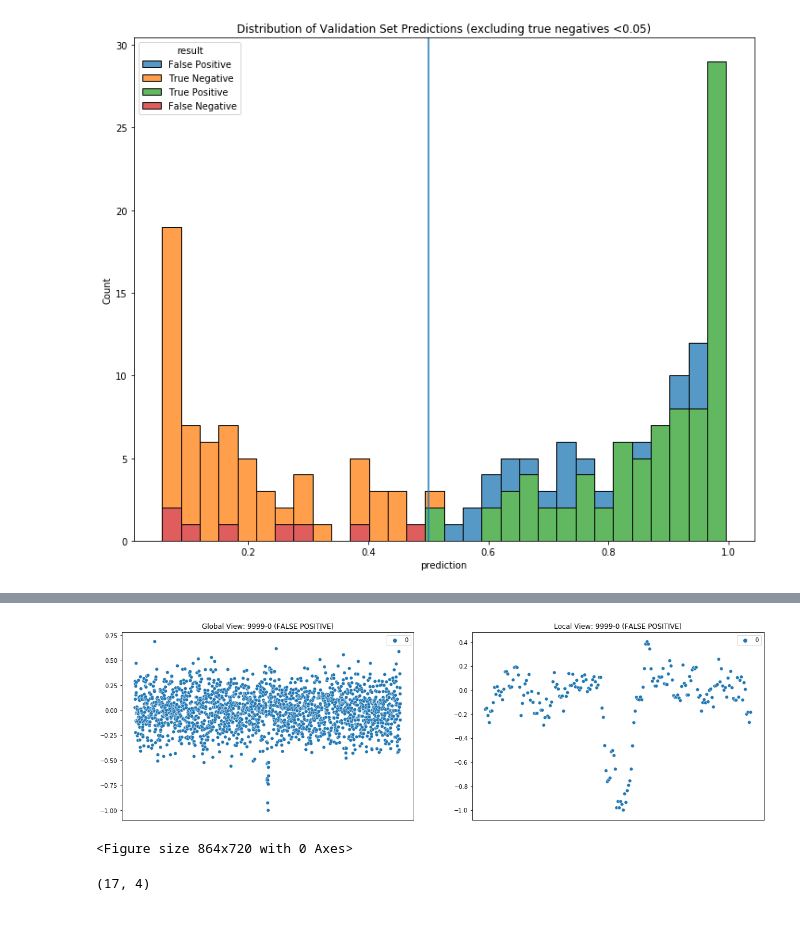
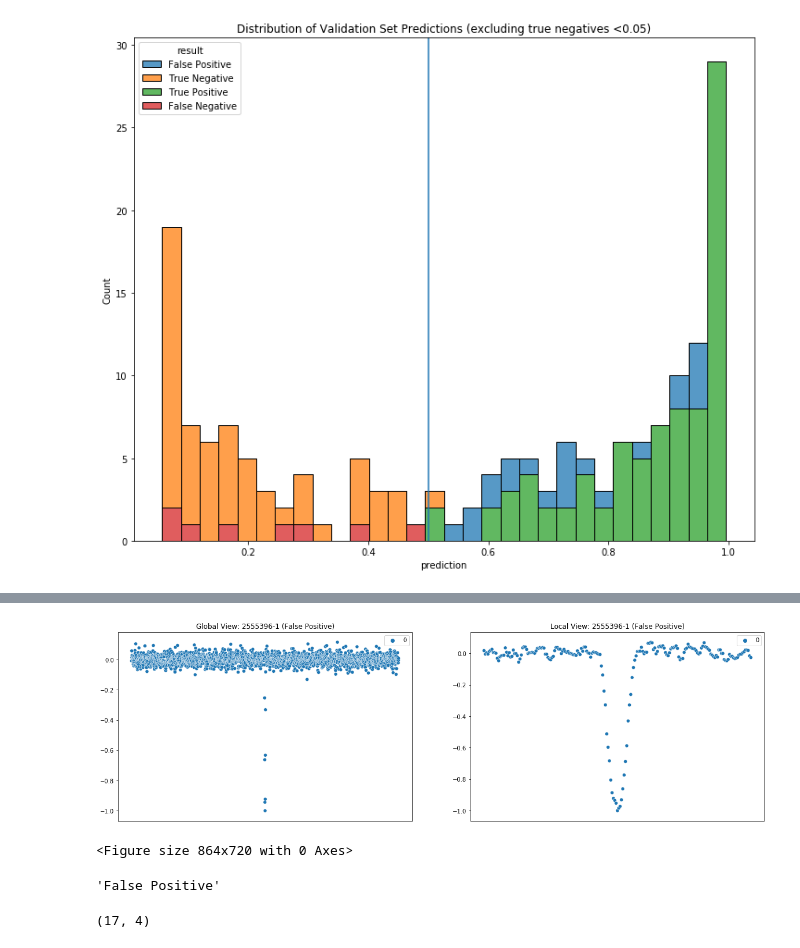
Before and after one commit to travisrmetz/w210, a Jupyter notebook: w2p/exoplanet_model.ipynb, the cells around one changed output, grey strips where cells are left out. Cells and saved outputs as stored; diff of their text form; code cells hidden in the pictures; blank space fills up the shorter version.

```diff
--- a/w2p/exoplanet_model.ipynb
+++ b/w2p/exoplanet_model.ipynb
@@ -96,6 +95,17 @@ def plot_cm(labels, predictions, p=0.5):
     print('Planets Properly Categorized (True Positives): ', cm[1][1])
     print('Total Planets: ', np.sum(cm[1]))
     print('Accuracy: ',(cm[0][0]+cm[1][1])/len(predictions))
+
+#takes in the tce index number, the tce id table, the results table (which figures out tp etc),
+#and the two vector tables and then calls the visualization helper function which
+#creates a chart and saves inside of processed_data folder structure
+def chart(tce_number,tce_id,results,x_global,x_local):
+    kepid=tce_id.loc[tce_number].kepid
+    result=val_results.loc[tce_number].result
+    tce_plnt_num=tce_id.loc[tce_number].tce_plnt_num
+    chart_curves(str(kepid),tce_plnt_num,
+             result,
+             x_global_val[tce_number],x_local_val[tce_number])
 # %% [markdown]
 #### Construct and return a model
 # %%
@@ -482,11 +494,15 @@ false_positives
-# %%
-tce_number=497
-chart_curves(9999,0,
-             'FALSE POSITIVE',
-             x_global_val[tce_number],x_local_val[tce_number])
-# %% [output]
-[figure, removed]
-<Figure size 864x720 with 0 Axes>
+# %%
+
+
+tce_number=835
+chart(tce_number,tce_id,val_results,x_global_val,x_local_val)
+# %% [output]
+[figure, added]
+<Figure size 864x720 with 0 Axes>
+# %%
+val_results.result[790]
+# %% [output]
+'False Positive'
 # %%
 false_negatives=val_results[val_results.truth_delta>=0.5].sort_values('truth_delta',ascending=False)
 print (false_negatives.shape)
```
Also changed, not shown: parts of 10 cells of this notebook, 7 other files.
